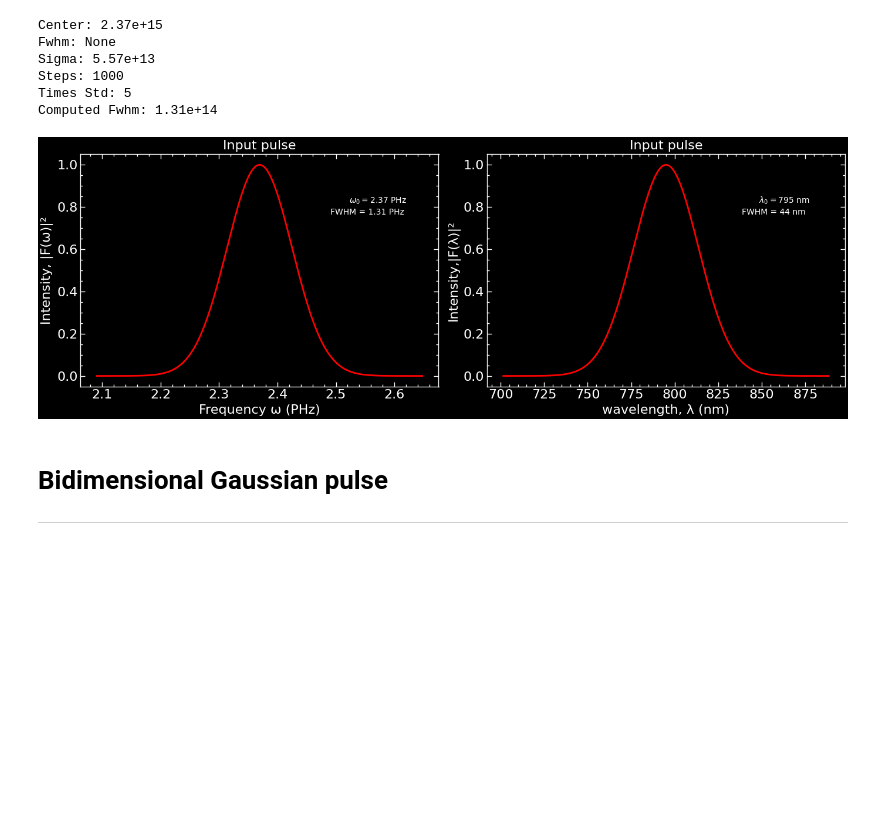
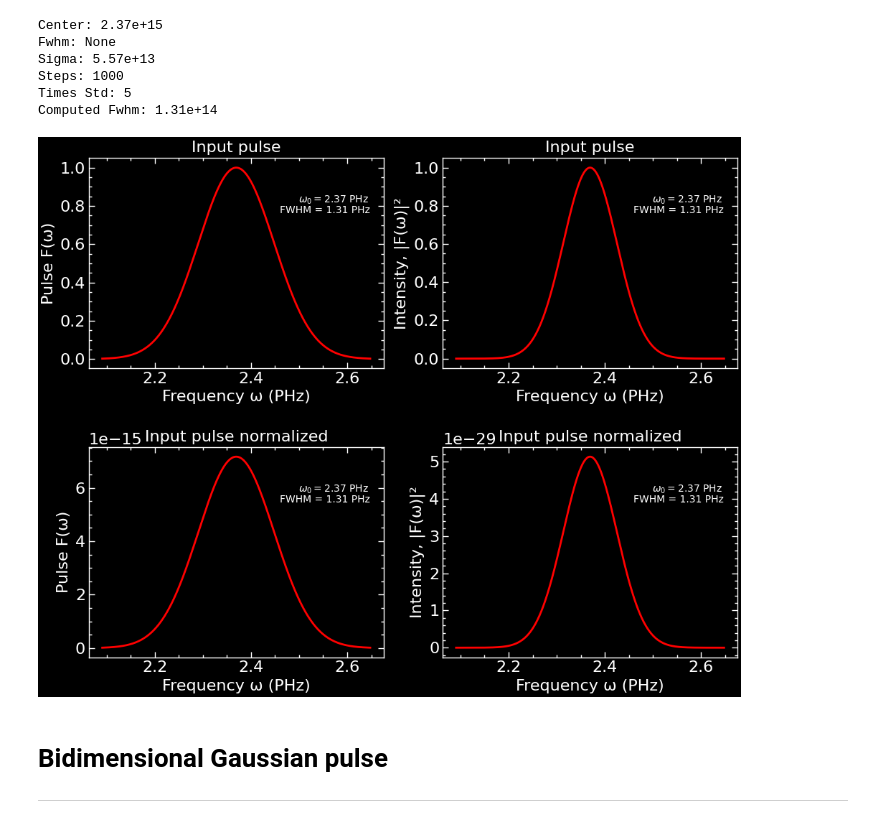
Before and after one commit to jusrojasrod/SHG-and-PDC-simulation, a Jupyter notebook: notebooks/exploracion/input_Gaussian_pulse.ipynb, the cells around one changed output. Cells and saved outputs as stored; diff of their text form; code cells hidden in the pictures; blank space fills up the shorter version.

Commit message:
test on gaussian class wit no normalization feature

```diff
--- a/notebooks/exploracion/input_Gaussian_pulse.ipynb
+++ b/notebooks/exploracion/input_Gaussian_pulse.ipynb
@@ -98,7 +98,12 @@ fundamental_frequency = (2*np.pi*c) / fundamental_wavelength  # (Hz = 1/s) | 23.
 sigma_frequency = (2*np.pi*c) / (fundamental_wavelength**2) * sigma_wavelength  # (Hz) | 55.69 PHz
 
 input_pulse_omega = GaussianPulse1D(x0=fundamental_frequency, steps=1000, std=sigma_frequency)
-omega, A_omega = input_pulse_omega.generate_intensity()
+frequencies, A_omega_norm = input_pulse_omega.generate_pulse()
+frequencies, I_omega_norm = input_pulse_omega.generate_intensity()
+
+# with no normalization
+frequencies, A_omega = input_pulse_omega.generate_pulse(normalization=False)
+frequencies, I_omega = input_pulse_omega.generate_intensity(normalization=False)
 
 # Obtener el diccionario con los parámetros del pulso
 pulse_dict_omega = input_pulse_omega.as_dict()
@@ -113,30 +118,57 @@ Steps: 1000
 Times Std: 5
 Computed Fwhm: 1.31e+14
 # %%
-fig, axs = plt.subplots(1, 2, figsize=(14, 5))
+fig, axs = plt.subplots(2, 2, figsize=(10, 8))
 
 # Gráfica (a): Pulso de entrada vs omega
-axs[0].plot(omega*1e-15, A_omega, color='red', linestyle='-')
-axs[0].set_ylabel('Intensity, |F(ω)|²')
-axs[0].set_xlabel('Frequency ω (PHz)')
-axs[0].set_title('Input pulse')
+axs[0, 0].plot(frequencies*1e-15, A_omega, color='red', linestyle='-')
+axs[0, 0].set_ylabel('Pulse F(ω)')
+axs[0, 0].set_xlabel('Frequency ω (PHz)')
+axs[0, 0].set_title('Input pulse')
 # Agregar texto en la gráfica (b)
-axs[0].text(0.83, 0.8, r"$\omega_0 = 2.37$ PHz", ha='center', va='center', transform=axs[0].transAxes, fontsize=10)
-axs[0].text(0.8, 0.75, r"FWHM = 1.31 PHz", ha='center', va='center', transform=axs[0].transAxes, fontsize=10)
+axs[0, 0].text(0.83, 0.8, r"$\omega_0 = 2.37$ PHz", ha='center', va='center', transform=axs[0,0].transAxes, fontsize=10)
+axs[0, 0].text(0.8, 0.75, r"FWHM = 1.31 PHz", ha='center', va='center', transform=axs[0,0].transAxes, fontsize=10)
 
-# Gráfica (a): Pulso de entrada vs longitud de onda
-axs[1].plot(wavelenght*1e9, y_wavelenght, color='red', linestyle='-')
-axs[1].set_ylabel('Intensity,|F(λ)|²')
-axs[1].set_xlabel('wavelength, λ (nm)')
-axs[1].set_title('Input pulse')
+# Gráfica (a): Pulso de entrada vs omega
+axs[0, 1].plot(frequencies*1e-15, I_omega, color='red', linestyle='-')
+axs[0, 1].set_ylabel('Intensity, |F(ω)|²')
+axs[0, 1].set_xlabel('Frequency ω (PHz)')
+axs[0, 1].set_title('Input pulse')
 # Agregar texto en la gráfica (b)
-axs[1].text(0.83, 0.8, r"$\lambda_0 = 795$ nm", ha='center', va='center', transform=axs[1].transAxes, fontsize=10)
-axs[1].text(0.8, 0.75, r"FWHM = 44 nm", ha='center', va='center', transform=axs[1].transAxes, fontsize=10)
+axs[0, 1].text(0.83, 0.8, r"$\omega_0 = 2.37$ PHz", ha='center', va='center', transform=axs[0,1].transAxes, fontsize=10)
+axs[0, 1].text(0.8, 0.75, r"FWHM = 1.31 PHz", ha='center', va='center', transform=axs[0,1].transAxes, fontsize=10)
+
+# Gráfica (a): Pulso de entrada vs omega
+axs[1,0].plot(frequencies*1e-15, A_omega_norm, color='red', linestyle='-')
+axs[1,0].set_ylabel('Pulse F(ω)')
+axs[1,0].set_xlabel('Frequency ω (PHz)')
+axs[1,0].set_title('Input pulse normalized')
+# Agregar texto en la gráfica (b)
+axs[1,0].text(0.83, 0.8, r"$\omega_0 = 2.37$ PHz", ha='center', va='center', transform=axs[1,0].transAxes, fontsize=10)
+axs[1,0].text(0.8, 0.75, r"FWHM = 1.31 PHz", ha='center', va='center', transform=axs[1,0].transAxes, fontsize=10)
+
+# Gráfica (a): Pulso de entrada vs omega
+axs[1,1].plot(frequencies*1e-15, I_omega_norm, color='red', linestyle='-')
+axs[1,1].set_ylabel('Intensity, |F(ω)|²')
+axs[1,1].set_xlabel('Frequency ω (PHz)')
+axs[1,1].set_title('Input pulse normalized')
+# Agregar texto en la gráfica (b)
+axs[1,1].text(0.83, 0.8, r"$\omega_0 = 2.37$ PHz", ha='center', va='center', transform=axs[1,1].transAxes, fontsize=10)
+axs[1,1].text(0.8, 0.75, r"FWHM = 1.31 PHz", ha='center', va='center', transform=axs[1,1].transAxes, fontsize=10)
+
+# # Gráfica (a): Pulso de entrada vs longitud de onda
+# axs[2].plot(wavelenght*1e9, y_wavelenght, color='red', linestyle='-')
+# axs[2].set_ylabel('Intensity,|F(λ)|²')
+# axs[2].set_xlabel('wavelength, λ (nm)')
+# axs[2].set_title('Input pulse')
+# # Agegar texto en la gráfica (b)
+# axs[2].text(0.83, 0.8, r"$\lambda_0 = 795$ nm", ha='center', va='center', transform=axs[1].transAxes, fontsize=10)
+# axs[2].text(0.8, 0.75, r"FWHM = 44 nm", ha='center', va='center', transform=axs[1].transAxes, fontsize=10)
 
 plt.tight_layout()
 plt.show()
 # %% [output]
-[figure, old version]
+[figure, new version]
 # %% [markdown]
 # Bidimensional Gaussian pulse
 ---
```
